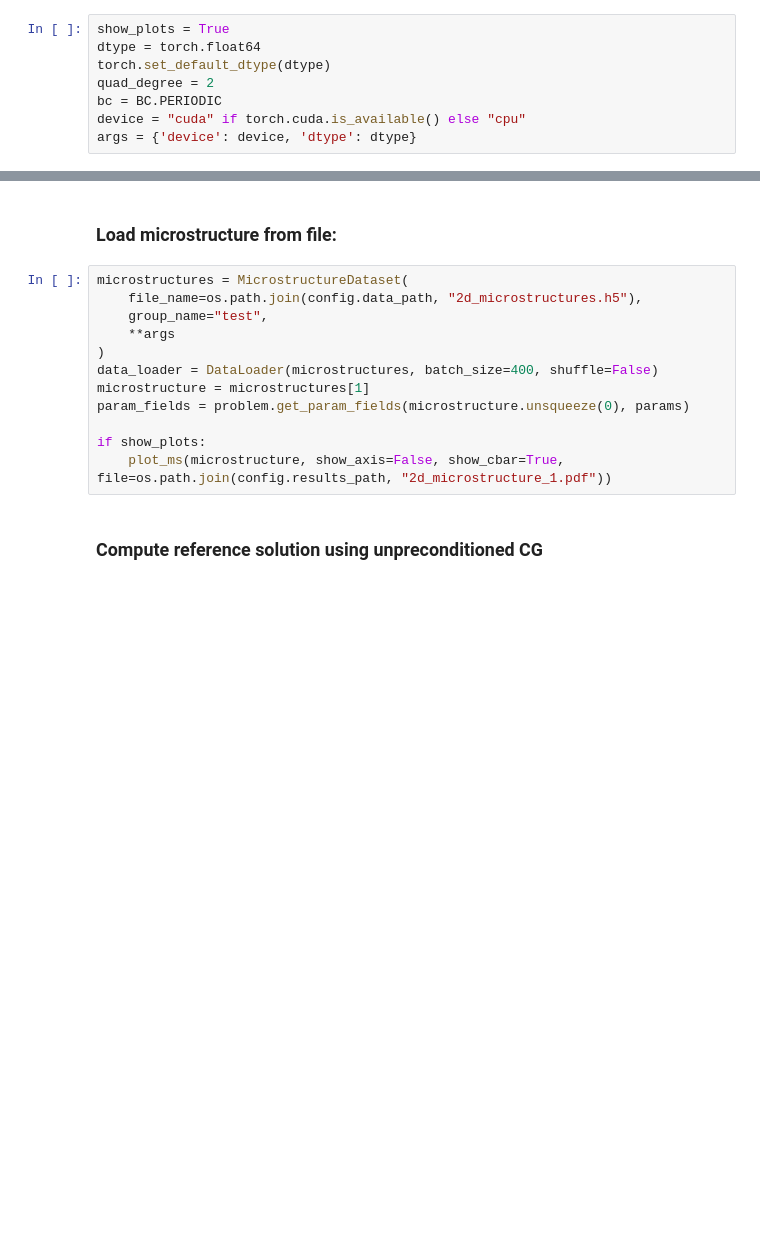
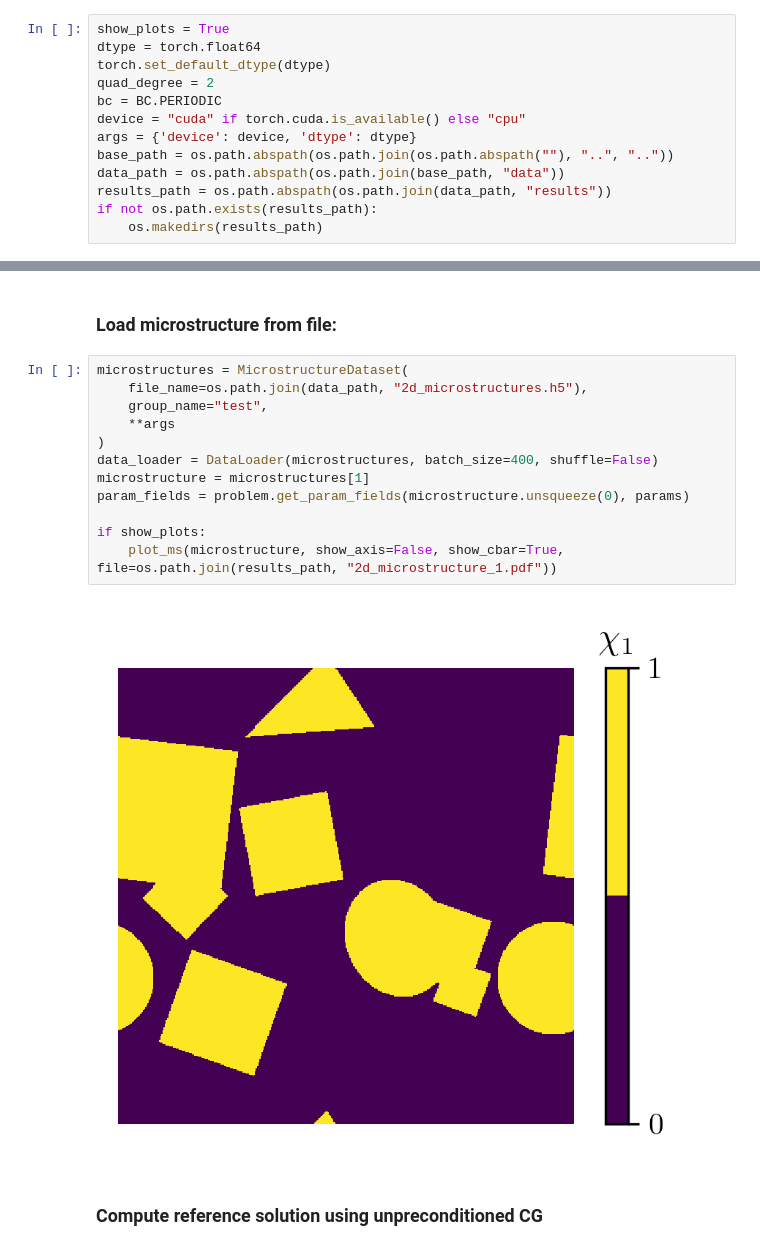
Before and after one commit to DataAnalyticsEngineering/UNOCG, a Jupyter notebook: examples/ijnme2026/evaluate_thermal_2d_per.ipynb, the cells around one changed output, grey strips where cells are left out. Drawn from its saved outputs; the diff is of its cells as text; blank space fills up the shorter version.

```diff
--- a/examples/ijnme2026/evaluate_thermal_2d_per.ipynb
+++ b/examples/ijnme2026/evaluate_thermal_2d_per.ipynb
@@ -28,6 +27,11 @@ quad_degree = 2
 bc = BC.PERIODIC
 device = "cuda" if torch.cuda.is_available() else "cpu"
 args = {'device': device, 'dtype': dtype}
+base_path = os.path.abspath(os.path.join(os.path.abspath(""), "..", ".."))
+data_path = os.path.abspath(os.path.join(base_path, "data"))
+results_path = os.path.abspath(os.path.join(data_path, "results"))
+if not os.path.exists(results_path):
+    os.makedirs(results_path)
 # %% [markdown]
 ### Define problem
 # %%
@@ -42,16 +46,18 @@ loadings = torch.eye(2, **args)[1:]
 ### Load microstructure from file:
 # %%
 microstructures = MicrostructureDataset(
-    file_name=os.path.join(config.data_path, "2d_microstructures.h5"),
+    file_name=os.path.join(data_path, "2d_microstructures.h5"),
     group_name="test",
     **args
 )
 data_loader = DataLoader(microstructures, batch_size=400, shuffle=False)
 microstructure = microstructures[1]
 param_fields = problem.get_param_fields(microstructure.unsqueeze(0), params)
 
 if show_plots:
-    plot_ms(microstructure, show_axis=False, show_cbar=True, file=os.path.join(config.results_path, "2d_microstructure_1.pdf"))
+    plot_ms(microstructure, show_axis=False, show_cbar=True, file=os.path.join(results_path, "2d_microstructure_1.pdf"))
+# %% [output]
+[figure, added]
 # %% [markdown]
 ### Compute reference solution using unpreconditioned CG
 # %%
```
Also changed, not shown: parts of 13 cells of this notebook, 16 other files.
